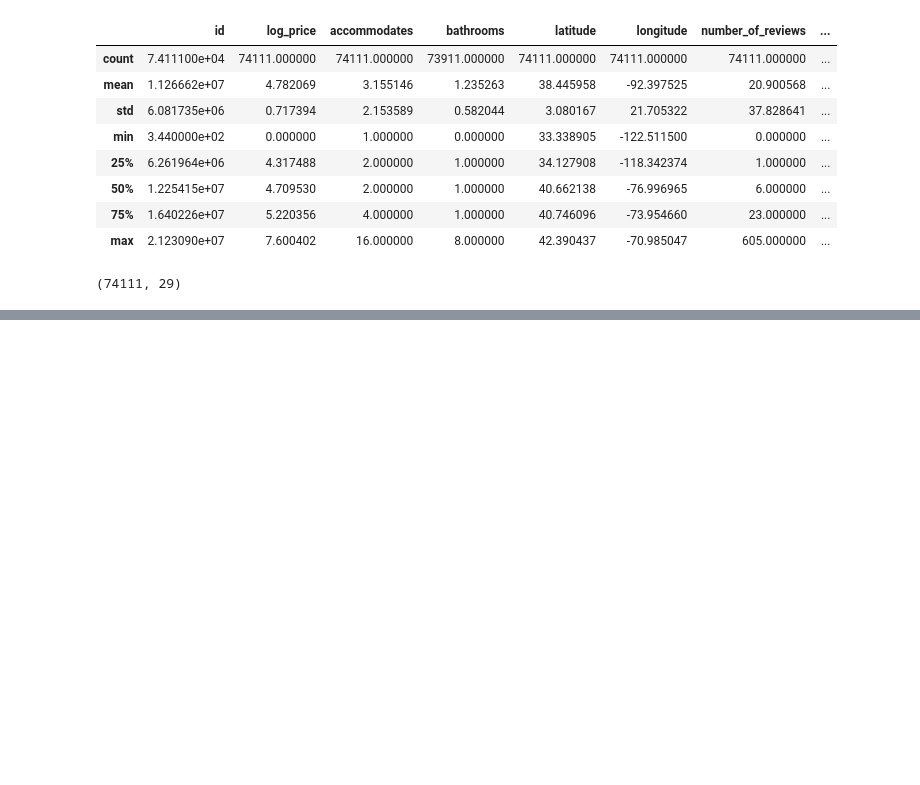
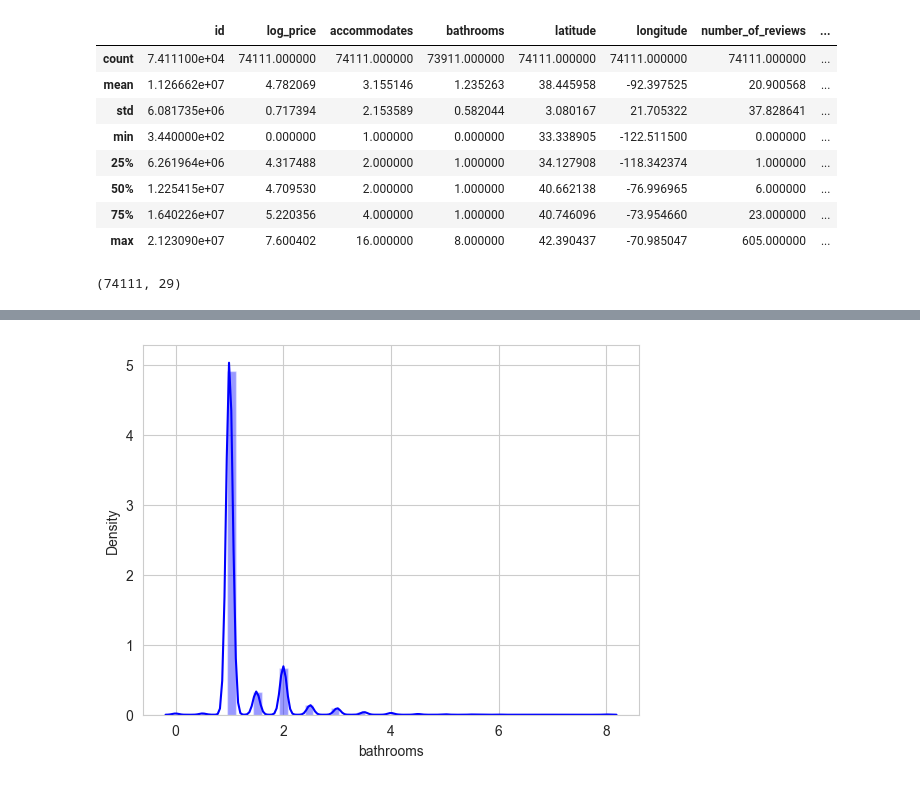
Before and after one commit to Lyn-12/Bootcamp_Projects, a Jupyter notebook: Week2_Project/Airbnb_prediction.ipynb, the cells around one changed output, grey strips where cells are left out. Cells and saved outputs as stored; diff of their text form; code cells hidden in the pictures; blank space fills up the shorter version.

```diff
--- a/Week2_Project/Airbnb_prediction.ipynb
+++ b/Week2_Project/Airbnb_prediction.ipynb
@@ -73,0 +126,8 @@ df.shape
+# %%
+##Distplot represents the overall distribution of continuous data variables.
+## displays the overall dispersion of real-time data parameters.
+sns.set_style('whitegrid')
+sns.distplot(df["bathrooms"], color ='blue')
+plt.show()
+# %% [output]
+[figure, added]
```
Also changed, not shown: parts of 38 cells of this notebook.
